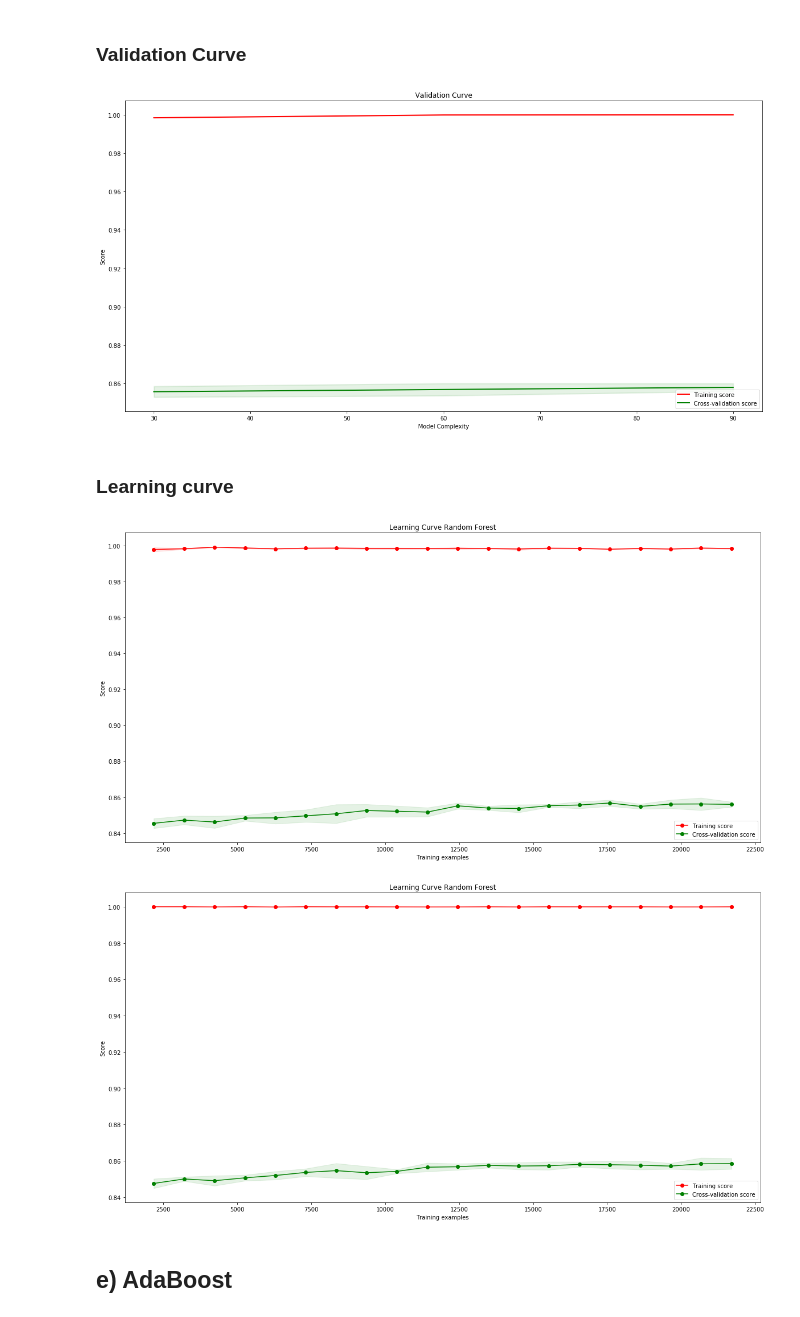
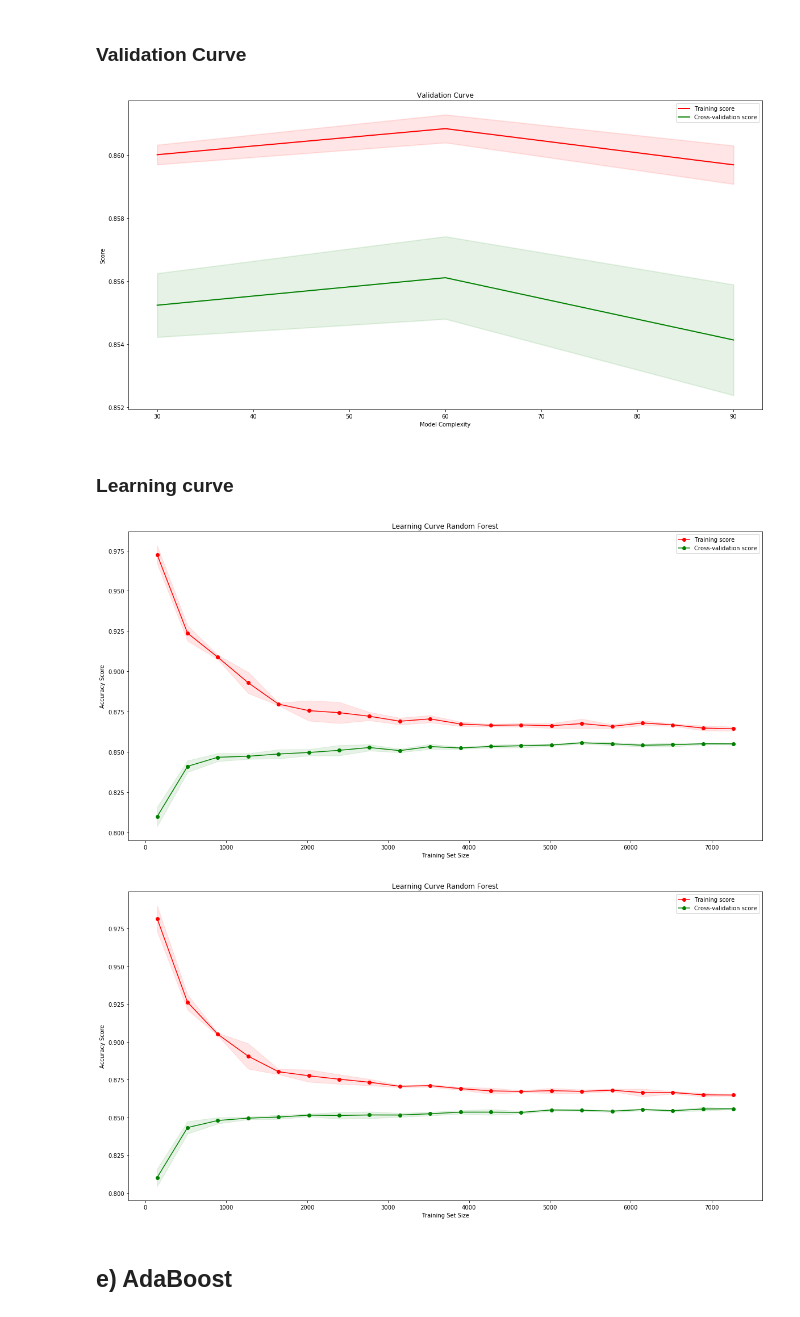
Before and after one commit to haiphucnguyen/MachineLearning, a Jupyter notebook: notes/Project 1.ipynb, the cells around one changed output. Saved outputs shown, nothing was run; the diff lists cells and outputs as text; code cells hidden in the pictures.

```diff
--- a/notes/Project 1.ipynb
+++ b/notes/Project 1.ipynb
@@ -200,7 +188,7 @@ from sklearn.model_selection import learning_curve
 
 def callLearningCurve(estimator, X, y):
     train_sizes, train_scores, test_scores = learning_curve(estimator, X, y, scoring='accuracy',
-                                                           train_sizes=np.linspace(0.1, 1.0, 20), cv=None)
+                                                           train_sizes=np.linspace(0.01, 1, 20), cv=None)
     return train_sizes, train_scores, test_scores
 
 def plotLearningCurve(title, train_sizes, train_scores, test_scores):
@@ -319,8 +309,9 @@ from sklearn.metrics import accuracy_score
 #train_sizes, train_scores, validation_scores = learning_curve(KNeighborsClassifier(), X_train, Y_train, , cv = 3)
 
 neighbors = [3, 5, 7]
+?KNeighborsClassifier
 for n_neighbors in neighbors:
-    knn_classifier = KNeighborsClassifier(n_neighbors=n_neighbors)
+    knn_classifier = KNeighborsClassifier(n_neighbors=n_neighbors, weights = 'distance')
     knn_classifier.fit(X_train, Y_train)
     Y_knn_pred = knn_classifier.predict(X_test)
     Y_knn_pred_proba = knn_classifier.predict_proba(X_test)
@@ -422,9 +416,11 @@ from sklearn.metrics import make_scorer, accuracy_score
 from sklearn.metrics import classification_report
 from sklearn.model_selection import GridSearchCV
 
+?RandomForestClassifier
+
 estimators = [30, 60, 90]
 for n_estimators in estimators:
-    rd_classifier = RandomForestClassifier(n_estimators=n_estimators)
+    rd_classifier = RandomForestClassifier(n_estimators=n_estimators, max_depth=7)
     rd_classifier.fit(X_train, Y_train)
     Y_rf_pred = rd_classifier.predict(X_test)
     Y_rf_pred_proba = rd_classifier.predict_proba(X_test)
@@ -453,22 +446,22 @@ avg / total       0.84      0.85      0.84     16281
 # %% [markdown]
 ### Validation Curve
 # %%
-train_scores, test_scores = callValidationCurve(RandomForestClassifier(), X_train, Y_train,
+train_scores, test_scores = callValidationCurve(RandomForestClassifier(max_depth=7), X_train, Y_train,
                                                 "n_estimators", estimators)
 plotValidationCurve(estimators, train_scores, test_scores)
 # %% [output]
-[figure, old version]
+[figure, new version]
 # %% [markdown]
 ### Learning curve
 # %%
-train_sizes, train_scores, test_scores = callLearningCurve(RandomForestClassifier(n_estimators=30), X_train, Y_train)
+train_sizes, train_scores, test_scores = callLearningCurve(RandomForestClassifier(n_estimators=30, max_depth=7), X_train, Y_train)
 plotLearningCurve('Learning Curve Random Forest', train_sizes, train_scores, test_scores)
 
-train_sizes, train_scores, test_scores = callLearningCurve(RandomForestClassifier(n_estimators=90), X_train, Y_train)
+train_sizes, train_scores, test_scores = callLearningCurve(RandomForestClassifier(n_estimators=90, max_depth=7), X_train, Y_train)
 plotLearningCurve('Learning Curve Random Forest', train_sizes, train_scores, test_scores)
 # %% [output]
-[figure, old version]
+[figure, new version]
-[figure, old version]
+[figure, new version]
 # %% [markdown]
 ## e) AdaBoost
 # %%
```
Also changed, not shown: parts of 22 cells of this notebook.
